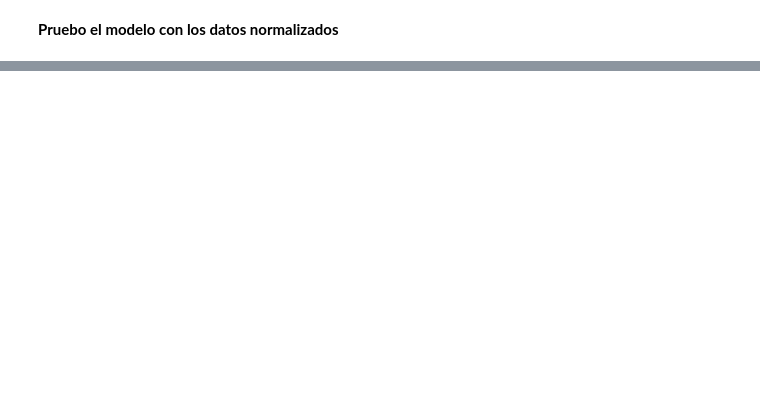
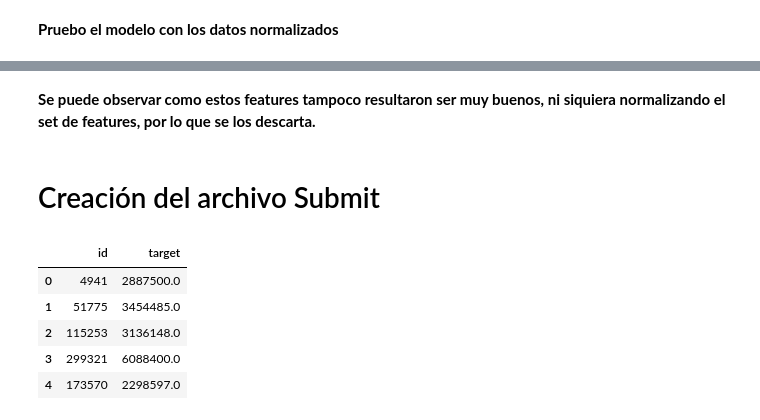
Before and after one commit to luctiz/Grupo43-TP2, a Jupyter notebook: TP2-Features-Soledad.ipynb, the cells around one changed output, grey strips where cells are left out. Saved outputs shown, nothing was run; the diff lists cells and outputs as text; code cells hidden in the pictures; blank space fills up the shorter version.

```diff
--- a/TP2-Features-Soledad.ipynb
+++ b/TP2-Features-Soledad.ipynb
@@ -614,3 +499,14 @@ GBR_mae_score2
+# %% [markdown]
+**Se puede observar como estos features tampoco resultaron ser muy buenos, ni siquiera normalizando el set de features, por lo que se los descarta.**
+# %% [markdown]
+# Creación del archivo Submit
 # %%
-submit1 = crear_submit(RF_model,X_normalized, Y, X_test_normalized, "RF_sin_svd_normalized")
-submit1.head()
+#submit1 = crear_submit(RF_model,X_normalized, Y, X_test_normalized, "RF_normalized_rangos")
+#submit1.head()
+# %% [output]
+|  | id | target |
+| 0 | 4941 | 2887500.0 |
+| 1 | 51775 | 3454485.0 |
+| 2 | 115253 | 3136148.0 |
+| 3 | 299321 | 6088400.0 |
+| 4 | 173570 | 2298597.0 |
```
Also changed, not shown: parts of 100 cells of this notebook.
